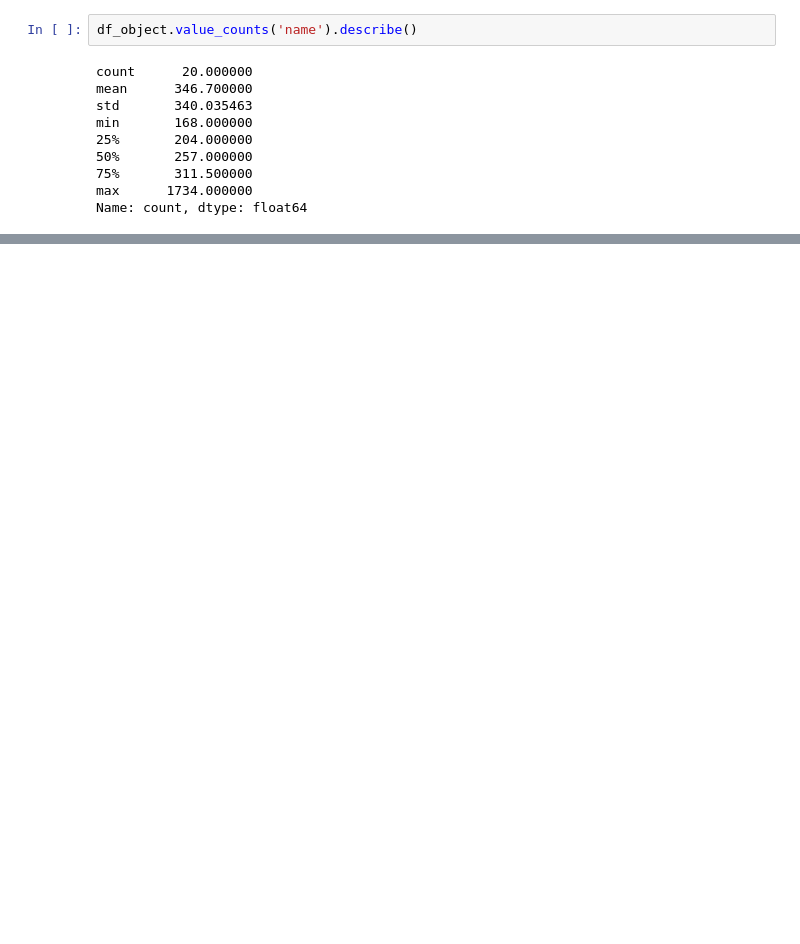
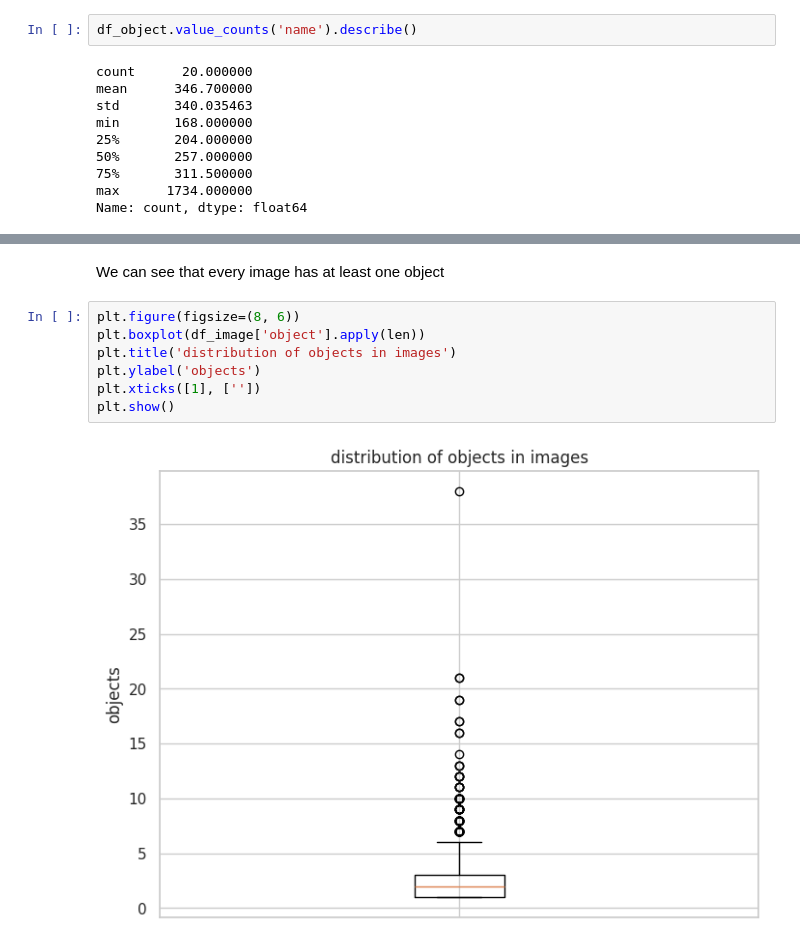
Before and after one commit to boapps/deeplearning-homework, a Jupyter notebook: data_analysis.ipynb, the cells around one changed output, grey strips where cells are left out. Saved outputs shown, nothing was run; the diff lists cells and outputs as text; blank space fills up the shorter version.

```diff
--- a/data_analysis.ipynb
+++ b/data_analysis.ipynb
@@ -164,0 +193,11 @@ Name: count, dtype: float64
+# %% [markdown]
+We can see that every image has at least one object
+# %%
+plt.figure(figsize=(8, 6))
+plt.boxplot(df_image['object'].apply(len))
+plt.title('distribution of objects in images')
+plt.ylabel('objects')
+plt.xticks([1], [''])
+plt.show()
+# %% [output]
+[figure, added]
```
Also changed, not shown: parts of 13 cells of this notebook.
